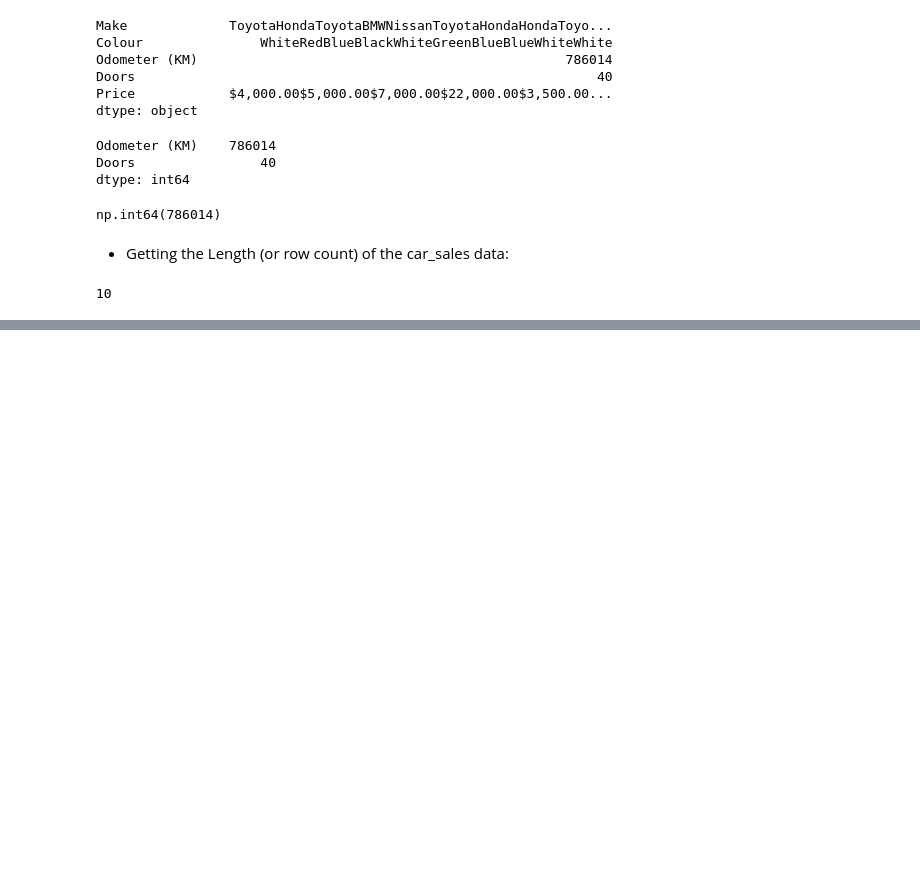
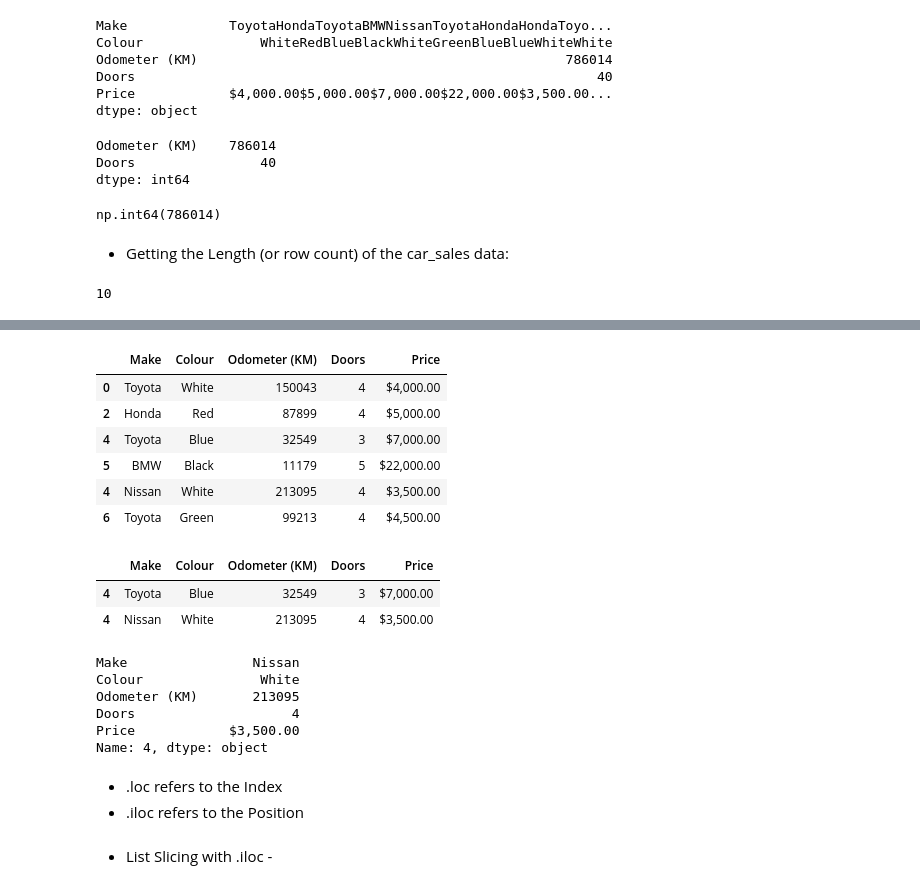
Before and after one commit to PokaYoke-Anootosh/poka_yoke_pyDojo, a Jupyter notebook: 02_Intro_to_PANDAS.ipynb, the cells around one changed output, grey strips where cells are left out. Saved outputs shown, nothing was run; the diff lists cells and outputs as text; code cells hidden in the pictures; blank space fills up the shorter version.

```diff
--- a/02_Intro_to_PANDAS.ipynb
+++ b/02_Intro_to_PANDAS.ipynb
@@ -192,0 +268,30 @@ len(car_sales)
+# %%
+My_Cars.index = [0,2,4,5,4,6]
+
+My_Cars
+# %% [output]
+|  | Make | Colour | Odometer (KM) | Doors | Price |
+| 0 | Toyota | White | 150043 | 4 | $4,000.00 |
+| 2 | Honda | Red | 87899 | 4 | $5,000.00 |
+| 4 | Toyota | Blue | 32549 | 3 | $7,000.00 |
+| 5 | BMW | Black | 11179 | 5 | $22,000.00 |
+| 4 | Nissan | White | 213095 | 4 | $3,500.00 |
+| 6 | Toyota | Green | 99213 | 4 | $4,500.00 |
+# %%
+#Returns 2 items with the same index 4 with .loc (after we changed the indexes)
+My_Cars.loc[4]
+# %% [output]
+|  | Make | Colour | Odometer (KM) | Doors | Price |
+| 4 | Toyota | Blue | 32549 | 3 | $7,000.00 |
+| 4 | Nissan | White | 213095 | 4 | $3,500.00 |
+# %%
+#Now we use .iloc (for Positional Index location):
+
+My_Cars.iloc[4]
+# %% [output]
+Make                Nissan
+Colour               White
+Odometer (KM)       213095
+Doors                    4
+Price            $3,500.00
+Name: 4, dtype: object
@@ -192,0 +303,5 @@ len(car_sales)
+# %% [markdown]
+* .loc refers to the Index
+* .iloc refers to the Position
+# %% [markdown]
+* List Slicing with .iloc -
```
Also changed, not shown: parts of 17 cells of this notebook, 2 other files.
